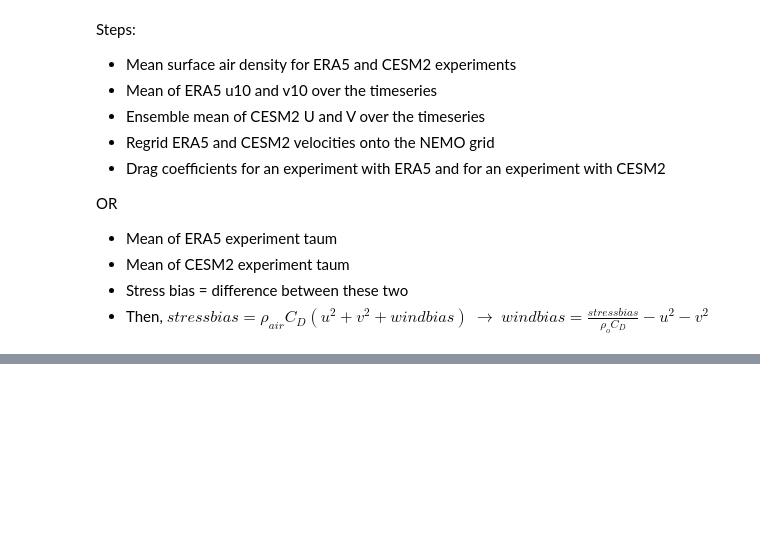
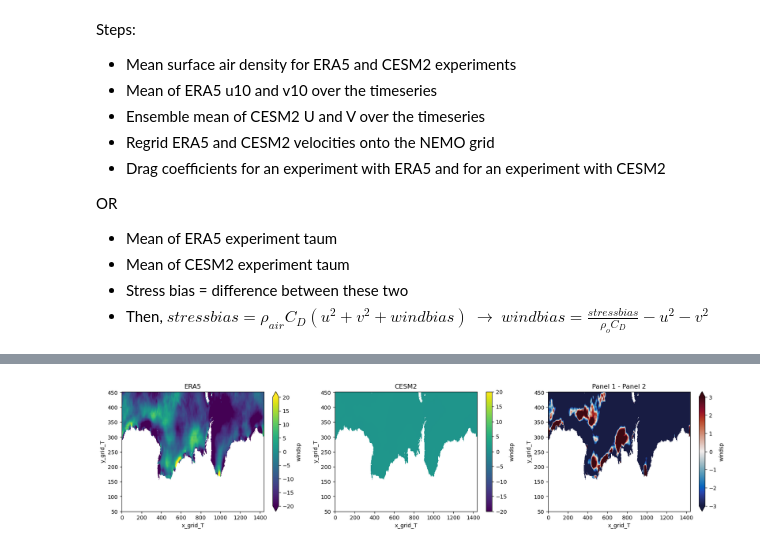
Before and after one commit to brogalla/analysis-birgal, a Jupyter notebook: nemo_config_setup/climate-experiments/wind-bias-correction.ipynb, the cells around one changed output, grey strips where cells are left out. Saved outputs shown, nothing was run; the diff lists cells and outputs as text; code cells hidden in the pictures; blank space fills up the shorter version.

```diff
--- a/nemo_config_setup/climate-experiments/wind-bias-correction.ipynb
+++ b/nemo_config_setup/climate-experiments/wind-bias-correction.ipynb
@@ -209,0 +88,5 @@ ax[0].set_title('ERA5'); ax[1].set_title('CESM2'); ax[2].set_title('ERA5 - CESM2
+# %%
+# fraction of wind speeds that are off.
+fig, ax = compare_variable((cesm2era5 - cesm2u10)*100/cesm2u10, cesm2era5/cesm2u10, 'windsp', vmin=-20, vmax=20, ylim=(50,None), title1='ERA5', title2='CESM2')
+# %% [output]
+[figure, added]
```
Also changed, not shown: parts of 27 cells of this notebook.
